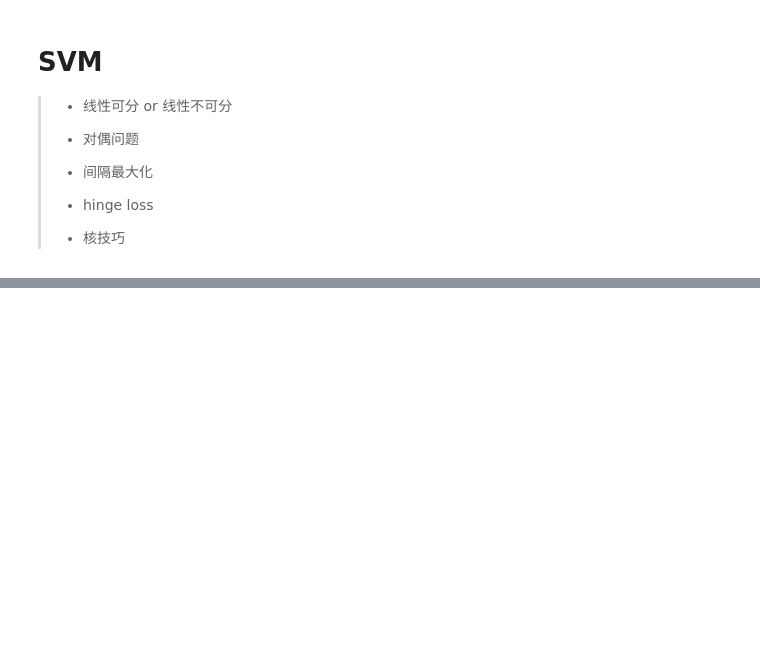
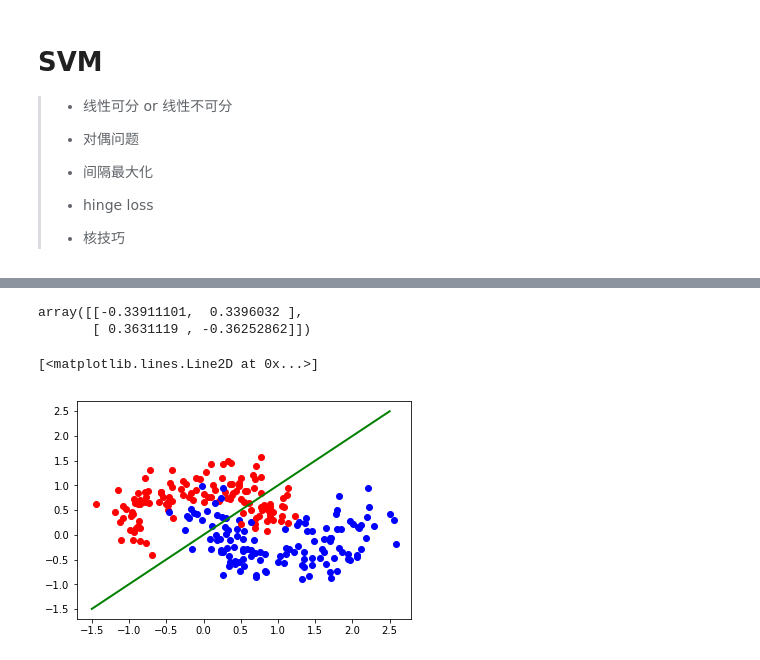
Before and after one commit to BaldrLector/Realization_and_Note_of_Statistical_learning, a Jupyter notebook: Chapter7 SVM/SVM.ipynb, the cells around one changed output, grey strips where cells are left out. Cells and saved outputs as stored; diff of their text form; code cells hidden in the pictures; blank space fills up the shorter version.

```diff
--- a/Chapter7 SVM/SVM.ipynb
+++ b/Chapter7 SVM/SVM.ipynb
@@ -74,0 +92,3 @@ class svm(object):
+# %%
+c=svm()
+c.train(x,y)
@@ -74,0 +113,19 @@ class svm(object):
+# %%
+# 查看训练后的W
+c.W
+# %% [output]
+array([[-0.33911101,  0.3396032 ],
+       [ 0.3631119 , -0.36252862]])
+# %%
+plt.figure()
+for i in range(x.shape[0]):
+    col = {0: 'r', 1: 'b'}
+    plt.plot(x[i, 0], x[i, 1], col[y[i]] + 'o')
+
+xpts = np.linspace(-1.5, 2.5)
+ypts = (c.W[0,0] * xpts) / (-c.W[0,1])
+
+plt.plot(xpts, ypts, 'g-', lw=2)
+# %% [output]
+[<matplotlib.lines.Line2D at 0x...>]
+[figure, added]
```
Also changed, not shown: parts of 9 cells of this notebook.
